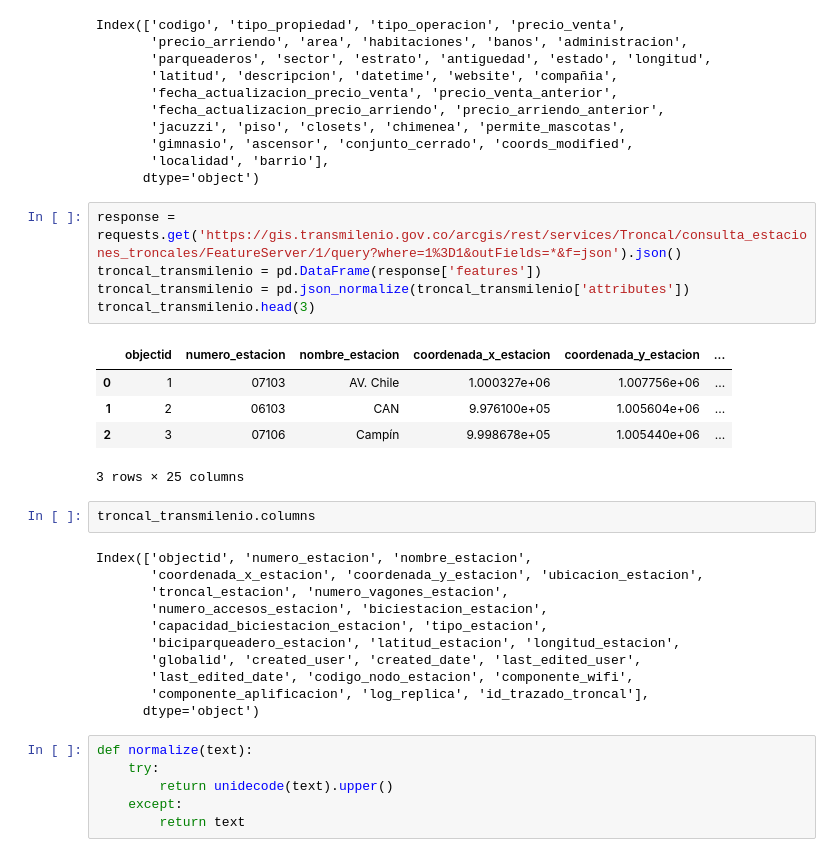
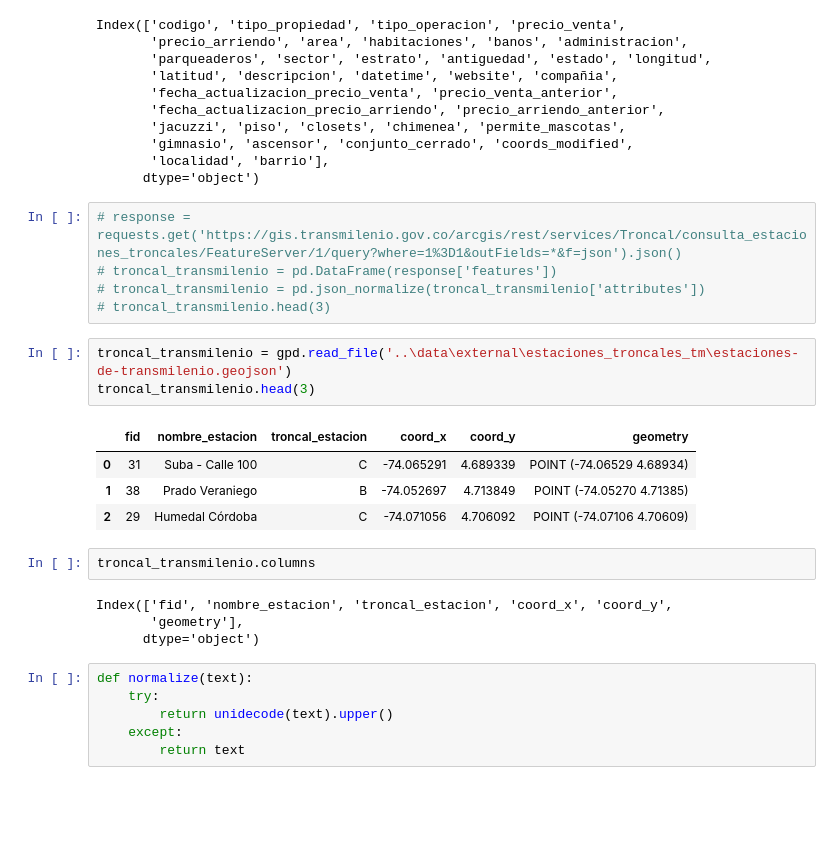
Before and after one commit to builker-col/bogota-apartments, a Jupyter notebook: notebooks/03_data_enrichment.ipynb, the cells around one changed output. Saved outputs shown, nothing was run; the diff lists cells and outputs as text; blank space fills up the shorter version.

```diff
--- a/notebooks/03_data_enrichment.ipynb
+++ b/notebooks/03_data_enrichment.ipynb
@@ -41,28 +43,23 @@ Index(['codigo', 'tipo_propiedad', 'tipo_operacion', 'precio_venta',
        'localidad', 'barrio'],
       dtype='object')
 # %%
-response = requests.get('https://gis.transmilenio.gov.co/arcgis/rest/services/Troncal/consulta_estaciones_troncales/FeatureServer/1/query?where=1%3D1&outFields=*&f=json').json()
-troncal_transmilenio = pd.DataFrame(response['features'])
-troncal_transmilenio = pd.json_normalize(troncal_transmilenio['attributes'])
-troncal_transmilenio.head(3)
+# response = requests.get('https://gis.transmilenio.gov.co/arcgis/rest/services/Troncal/consulta_estaciones_troncales/FeatureServer/1/query?where=1%3D1&outFields=*&f=json').json()
+# troncal_transmilenio = pd.DataFrame(response['features'])
+# troncal_transmilenio = pd.json_normalize(troncal_transmilenio['attributes'])
+# troncal_transmilenio.head(3)
-# %% [output]
-|  | objectid | numero_estacion | nombre_estacion | coordenada_x_estacion | coordenada_y_estacion | ... |
-| 0 | 1 | 07103 | AV. Chile | 1.000327e+06 | 1.007756e+06 | ... |
-| 1 | 2 | 06103 | CAN | 9.976100e+05 | 1.005604e+06 | ... |
-| 2 | 3 | 07106 | Campín | 9.998678e+05 | 1.005440e+06 | ... |
-3 rows × 25 columns
+# %%
+troncal_transmilenio = gpd.read_file('..\data\external\estaciones_troncales_tm\estaciones-de-transmilenio.geojson')
+troncal_transmilenio.head(3)
+# %% [output]
+|  | fid | nombre_estacion | troncal_estacion | coord_x | coord_y | geometry |
+| 0 | 31 | Suba - Calle 100 | C | -74.065291 | 4.689339 | POINT (-74.06529 4.68934) |
+| 1 | 38 | Prado Veraniego | B | -74.052697 | 4.713849 | POINT (-74.05270 4.71385) |
+| 2 | 29 | Humedal Córdoba | C | -74.071056 | 4.706092 | POINT (-74.07106 4.70609) |
 # %%
 troncal_transmilenio.columns
 # %% [output]
-Index(['objectid', 'numero_estacion', 'nombre_estacion',
-       'coordenada_x_estacion', 'coordenada_y_estacion', 'ubicacion_estacion',
-       'troncal_estacion', 'numero_vagones_estacion',
-       'numero_accesos_estacion', 'biciestacion_estacion',
-       'capacidad_biciestacion_estacion', 'tipo_estacion',
-       'biciparqueadero_estacion', 'latitud_estacion', 'longitud_estacion',
-       'globalid', 'created_user', 'created_date', 'last_edited_user',
-       'last_edited_date', 'codigo_nodo_estacion', 'componente_wifi',
-       'componente_aplificacion', 'log_replica', 'id_trazado_troncal'],
+Index(['fid', 'nombre_estacion', 'troncal_estacion', 'coord_x', 'coord_y',
+       'geometry'],
       dtype='object')
 # %%
 def normalize(text):
```
Also changed, not shown: parts of 5 cells of this notebook, 2 other files.
